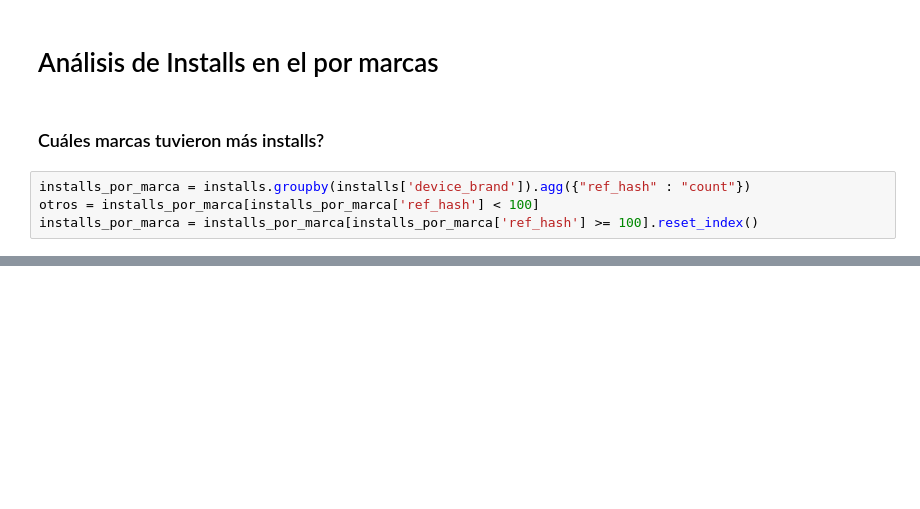
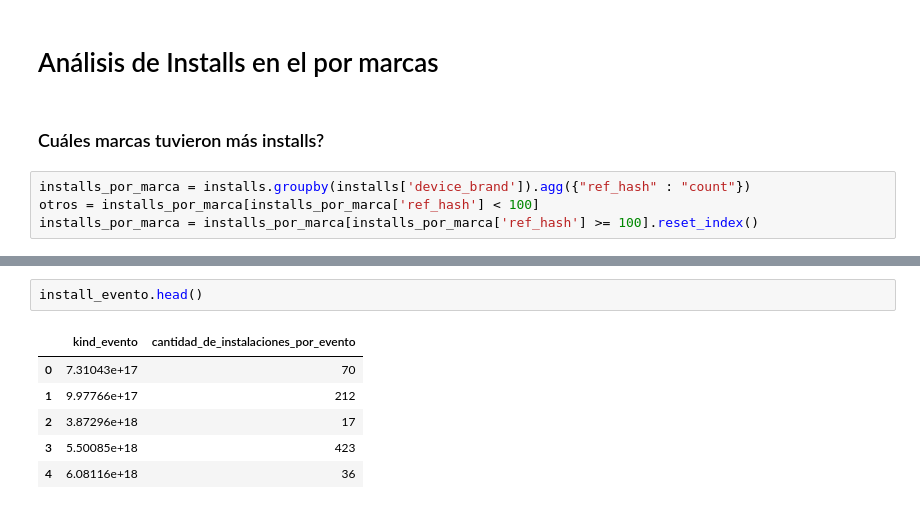
Before and after one commit to mateoicalvo/7506, a Jupyter notebook: tp1/analisis/installs/AnalisisInstalls.ipynb, the cells around one changed output, grey strips where cells are left out. Cells and saved outputs as stored; diff of their text form; blank space fills up the shorter version.

```diff
--- a/tp1/analisis/installs/AnalisisInstalls.ipynb
+++ b/tp1/analisis/installs/AnalisisInstalls.ipynb
@@ -119,0 +164,9 @@ Text(0.5, 0, 'Marca')
+# %%
+install_evento.head()
+# %% [output]
+|  | kind_evento | cantidad_de_instalaciones_por_evento |
+| 0 | 7.31043e+17 | 70 |
+| 1 | 9.97766e+17 | 212 |
+| 2 | 3.87296e+18 | 17 |
+| 3 | 5.50085e+18 | 423 |
+| 4 | 6.08116e+18 | 36 |
```
Also changed, not shown: parts of 14 cells of this notebook.
